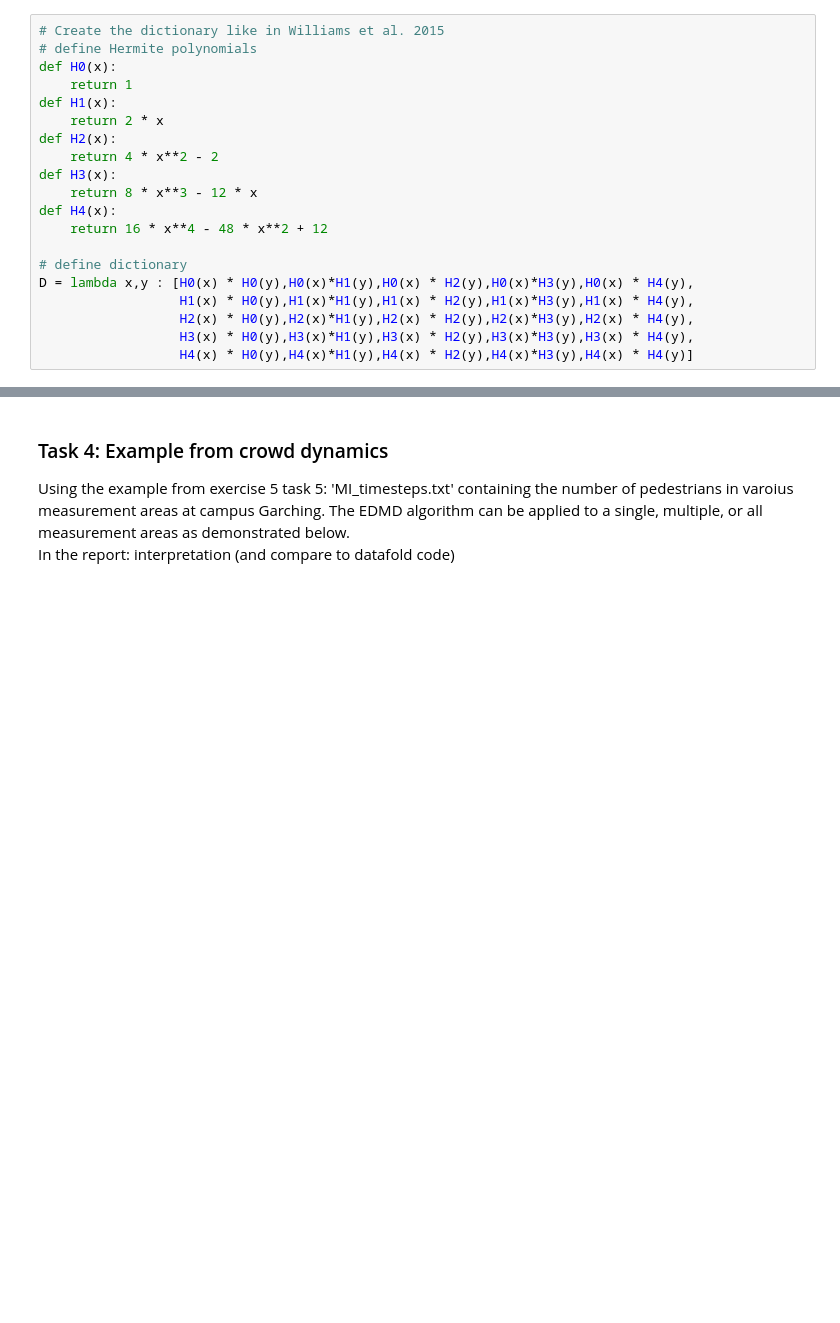
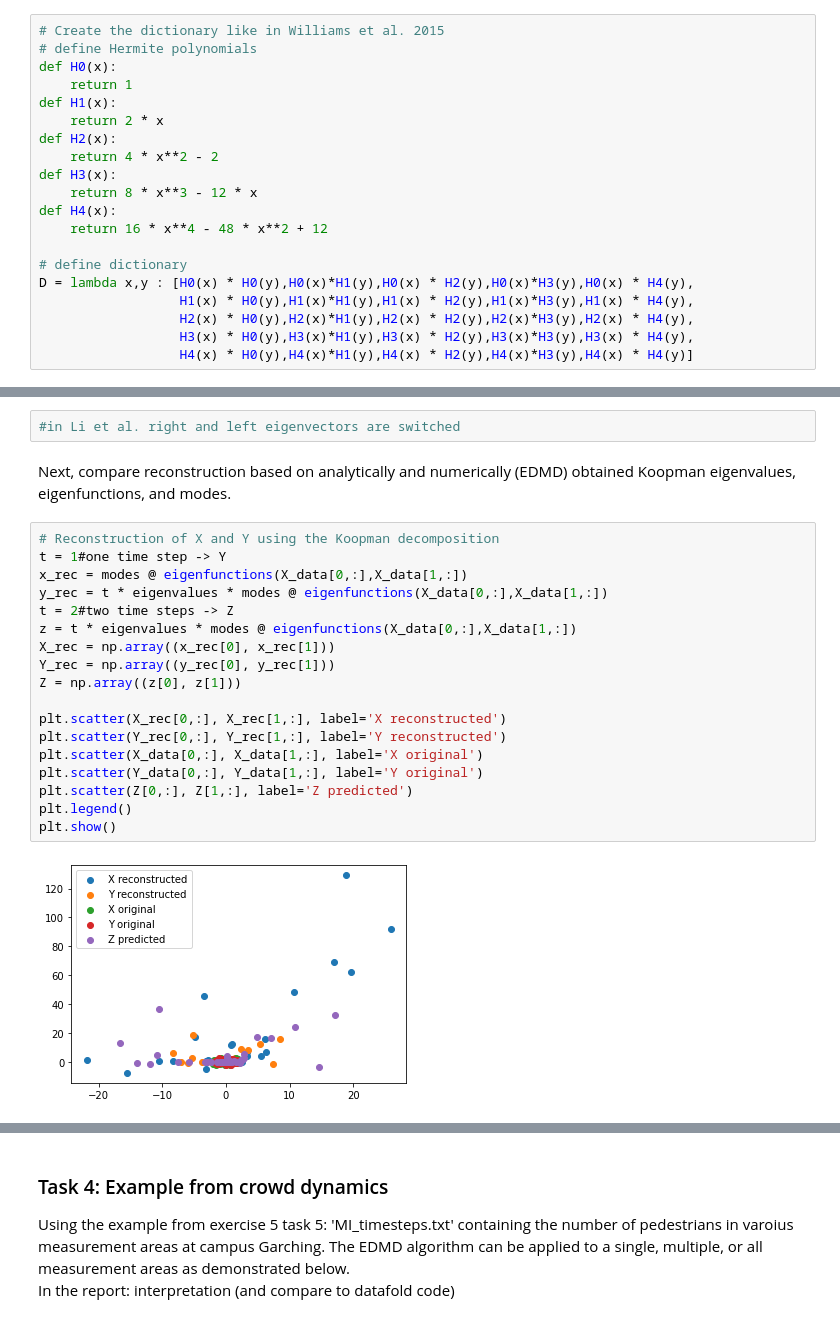
Before and after one commit to Schnursenkel/mlcms_group_g, a Jupyter notebook: Final_project/EDMD.ipynb, the cells around one changed output, grey strips where cells are left out. Cells and saved outputs as stored; diff of their text form; blank space fills up the shorter version.

```diff
--- a/Final_project/EDMD.ipynb
+++ b/Final_project/EDMD.ipynb
@@ -170,0 +176,24 @@ plt.show()
+# %%
+#in Li et al. right and left eigenvectors are switched
+# %% [markdown]
+Next, compare reconstruction based on analytically and numerically (EDMD) obtained Koopman eigenvalues, eigenfunctions, and modes.
+# %%
+# Reconstruction of X and Y using the Koopman decomposition
+t = 1#one time step -> Y
+x_rec = modes @ eigenfunctions(X_data[0,:],X_data[1,:])
+y_rec = t * eigenvalues * modes @ eigenfunctions(X_data[0,:],X_data[1,:])
+t = 2#two time steps -> Z
+z = t * eigenvalues * modes @ eigenfunctions(X_data[0,:],X_data[1,:])
+X_rec = np.array((x_rec[0], x_rec[1]))
+Y_rec = np.array((y_rec[0], y_rec[1]))
+Z = np.array((z[0], z[1]))
+
+plt.scatter(X_rec[0,:], X_rec[1,:], label='X reconstructed')
+plt.scatter(Y_rec[0,:], Y_rec[1,:], label='Y reconstructed')
+plt.scatter(X_data[0,:], X_data[1,:], label='X original')
+plt.scatter(Y_data[0,:], Y_data[1,:], label='Y original')
+plt.scatter(Z[0,:], Z[1,:], label='Z predicted')
+plt.legend()
+plt.show()
+# %% [output]
+[figure, added]
```
Also changed, not shown: parts of 32 cells of this notebook.
